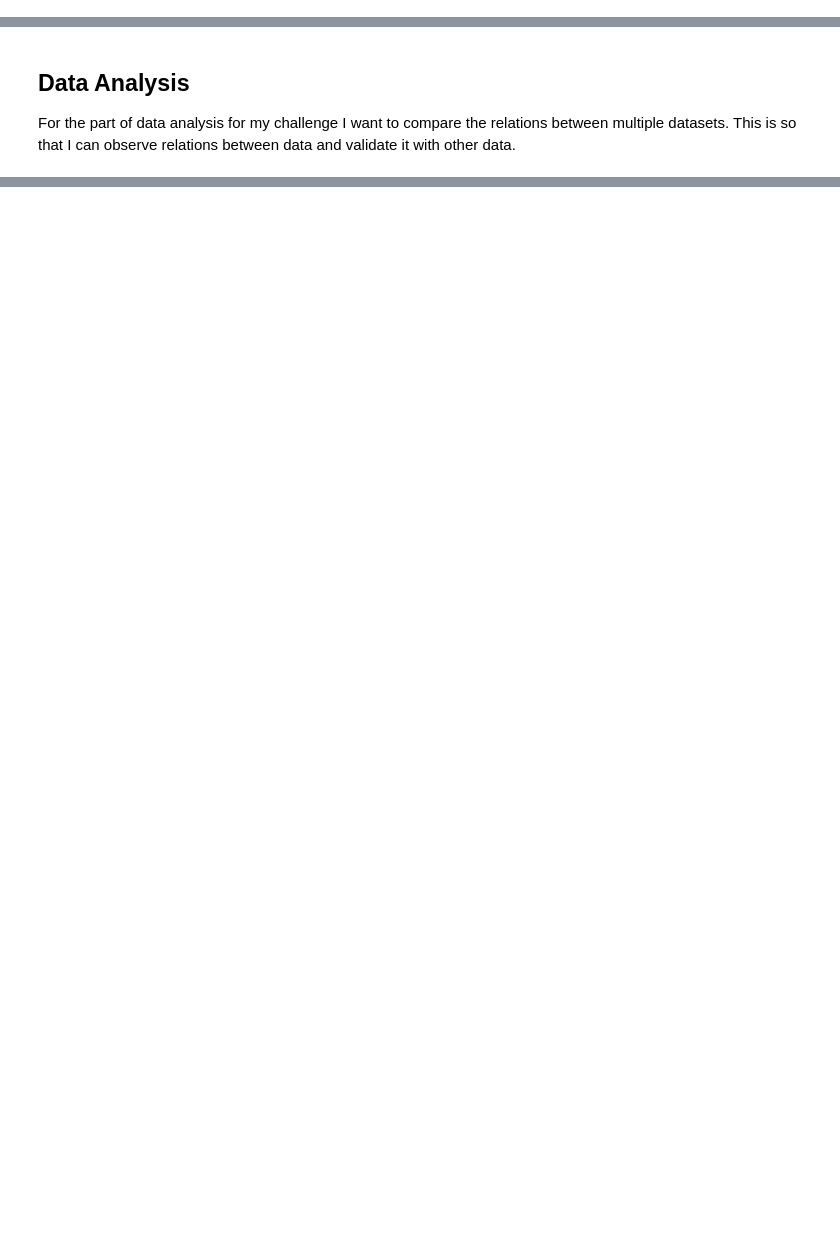
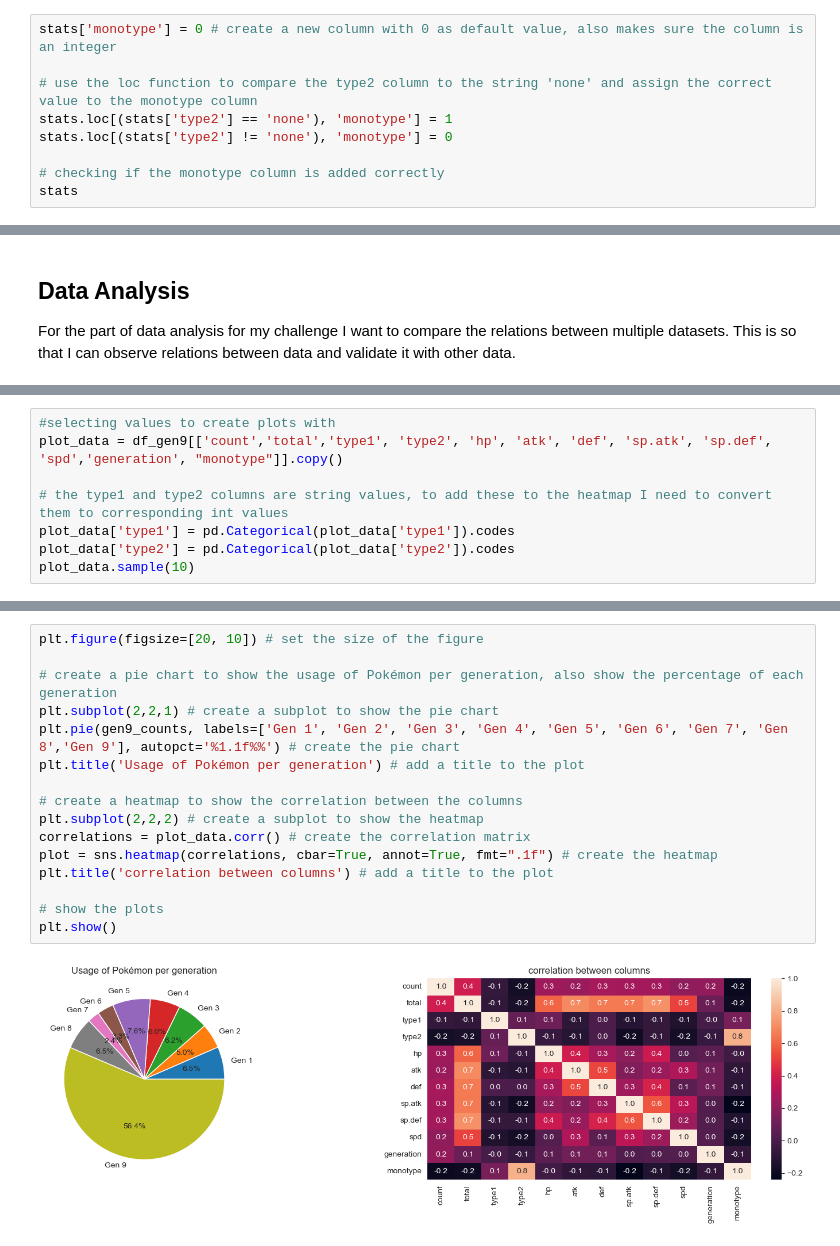
Before and after one commit to pepijn03/S4-Notebooks, a Jupyter notebook: challenge/Pokemon_showdown.ipynb, the cells around one changed output, grey strips where cells are left out. Cells and saved outputs as stored; diff of their text form; blank space fills up the shorter version.

Commit message:
added more comments to clear up code, changed some cell sequence, added plots

```diff
--- a/challenge/Pokemon_showdown.ipynb
+++ b/challenge/Pokemon_showdown.ipynb
@@ -622,0 +653,9 @@ stats
+# %%
+stats['monotype'] = 0 # create a new column with 0 as default value, also makes sure the column is an integer
+
+# use the loc function to compare the type2 column to the string 'none' and assign the correct value to the monotype column
+stats.loc[(stats['type2'] == 'none'), 'monotype'] = 1
+stats.loc[(stats['type2'] != 'none'), 'monotype'] = 0
+
+# checking if the monotype column is added correctly
+stats
@@ -699,0 +744,8 @@ plot = sns.heatmap(correlations, cbar=True, annot=True, fmt=".1f")
+# %%
+#selecting values to create plots with
+plot_data = df_gen9[['count','total','type1', 'type2', 'hp', 'atk', 'def', 'sp.atk', 'sp.def', 'spd','generation', "monotype"]].copy()
+
+# the type1 and type2 columns are string values, to add these to the heatmap I need to convert them to corresponding int values
+plot_data['type1'] = pd.Categorical(plot_data['type1']).codes
+plot_data['type2'] = pd.Categorical(plot_data['type2']).codes
+plot_data.sample(10)
@@ -699,0 +774,18 @@ plot = sns.heatmap(correlations, cbar=True, annot=True, fmt=".1f")
+# %%
+plt.figure(figsize=[20, 10]) # set the size of the figure
+
+# create a pie chart to show the usage of Pokémon per generation, also show the percentage of each generation
+plt.subplot(2,2,1) # create a subplot to show the pie chart
+plt.pie(gen9_counts, labels=['Gen 1', 'Gen 2', 'Gen 3', 'Gen 4', 'Gen 5', 'Gen 6', 'Gen 7', 'Gen 8','Gen 9'], autopct='%1.1f%%') # create the pie chart
+plt.title('Usage of Pokémon per generation') # add a title to the plot
+
+# create a heatmap to show the correlation between the columns
+plt.subplot(2,2,2) # create a subplot to show the heatmap
+correlations = plot_data.corr() # create the correlation matrix
+plot = sns.heatmap(correlations, cbar=True, annot=True, fmt=".1f") # create the heatmap
+plt.title('correlation between columns') # add a title to the plot
+
+# show the plots
+plt.show()
+# %% [output]
+[figure, added]
```
Also changed, not shown: parts of 49 cells of this notebook.
